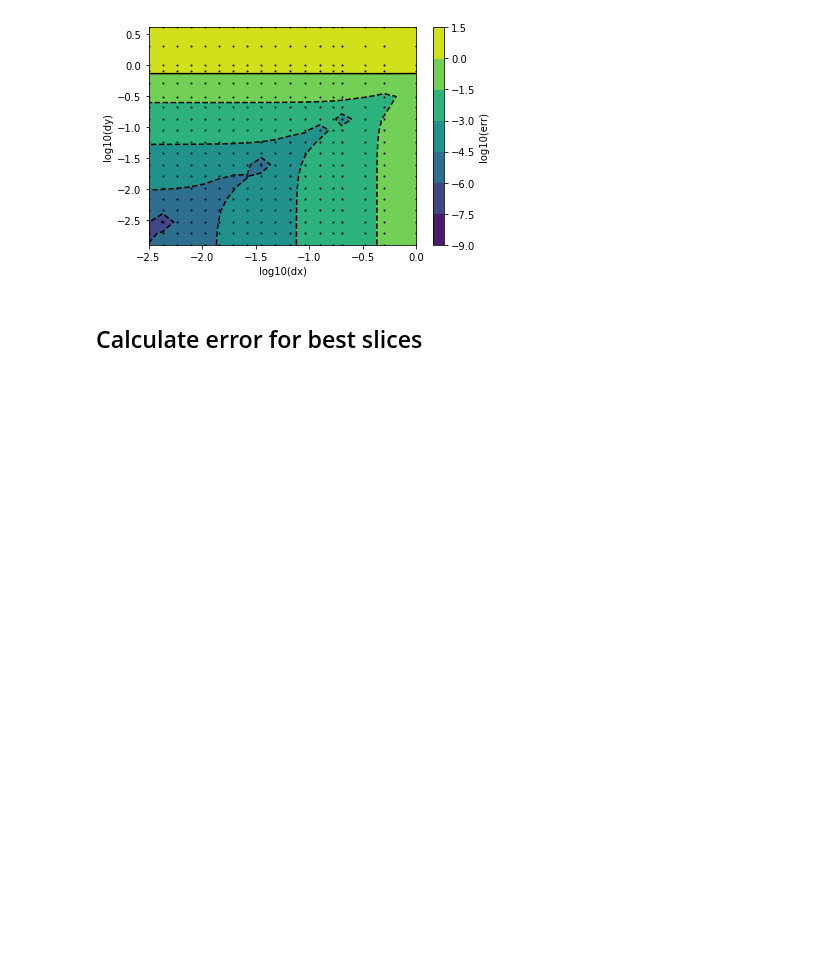
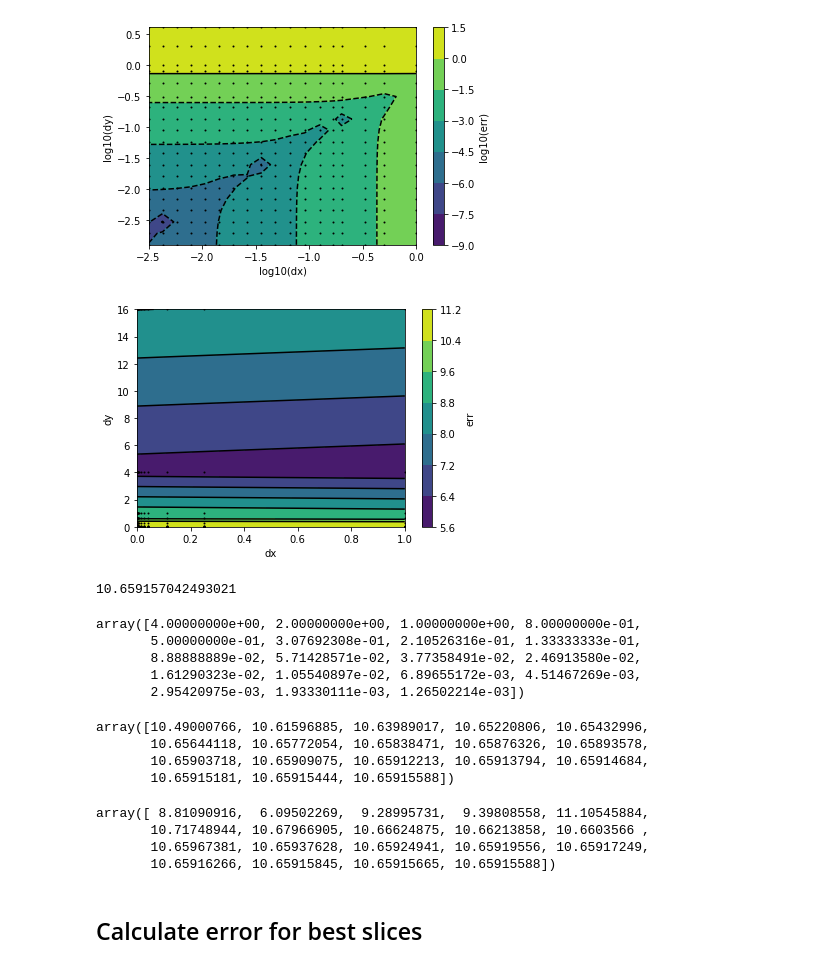
Before and after one commit to OliverEvans96/kelp, a Jupyter notebook: code/python/ConvergenceOrderTest.ipynb, the cells around one changed output. Saved outputs shown, nothing was run; the diff lists cells and outputs as text; code cells hidden in the pictures; blank space fills up the shorter version.

```diff
--- a/code/python/ConvergenceOrderTest.ipynb
+++ b/code/python/ConvergenceOrderTest.ipynb
@@ -130,6 +169,51 @@ plt.ylabel('log10(dy)')
 plt.show()
 # %% [output]
 [figure]
+# %%
+dx_list = (x1-x0)/np.array(nx_list)
+dy_list = (y1-y0)/np.array(ny_list)
+
+dx_grid, dy_grid = np.meshgrid(dx_list, dy_list, indexing='ij')
+
+dx_plot = dx_grid**2
+dy_plot = dy_grid**2
+err_plot = soln_arr
+
+plt.contourf(dx_plot, dy_plot, err_plot)
+plt.colorbar(label='err')
+plt.plot(dx_plot, dy_plot, 'ok', ms=1)
+plt.contour(dx_plot, dy_plot, err_plot, colors='k')
+plt.xlabel('dx')
+plt.ylabel('dy')
+plt.show()
+# %% [output]
+[figure, added]
+# %%
+true_soln
+# %% [output]
+10.659157042493021
+# %%
+dy_grid[0,:]
+# %% [output]
+array([4.00000000e+00, 2.00000000e+00, 1.00000000e+00, 8.00000000e-01,
+       5.00000000e-01, 3.07692308e-01, 2.10526316e-01, 1.33333333e-01,
+       8.88888889e-02, 5.71428571e-02, 3.77358491e-02, 2.46913580e-02,
+       1.61290323e-02, 1.05540897e-02, 6.89655172e-03, 4.51467269e-03,
+       2.95420975e-03, 1.93330111e-03, 1.26502214e-03])
+# %%
+soln_arr[:,-1]
+# %% [output]
+array([10.49000766, 10.61596885, 10.63989017, 10.65220806, 10.65432996,
+       10.65644118, 10.65772054, 10.65838471, 10.65876326, 10.65893578,
+       10.65903718, 10.65909075, 10.65912213, 10.65913794, 10.65914684,
+       10.65915181, 10.65915444, 10.65915588])
+# %%
+soln_arr[-1,:]
+# %% [output]
+array([ 8.81090916,  6.09502269,  9.28995731,  9.39808558, 11.10545884,
+       10.71748944, 10.67966905, 10.66624875, 10.66213858, 10.6603566 ,
+       10.65967381, 10.65937628, 10.65924941, 10.65919556, 10.65917249,
+       10.65916266, 10.65915845, 10.65915665, 10.65915588])
 # %% [markdown]
 ## Calculate error for best slices
 # %%
```
Also changed, not shown: parts of 17 cells of this notebook, 9 other files.
